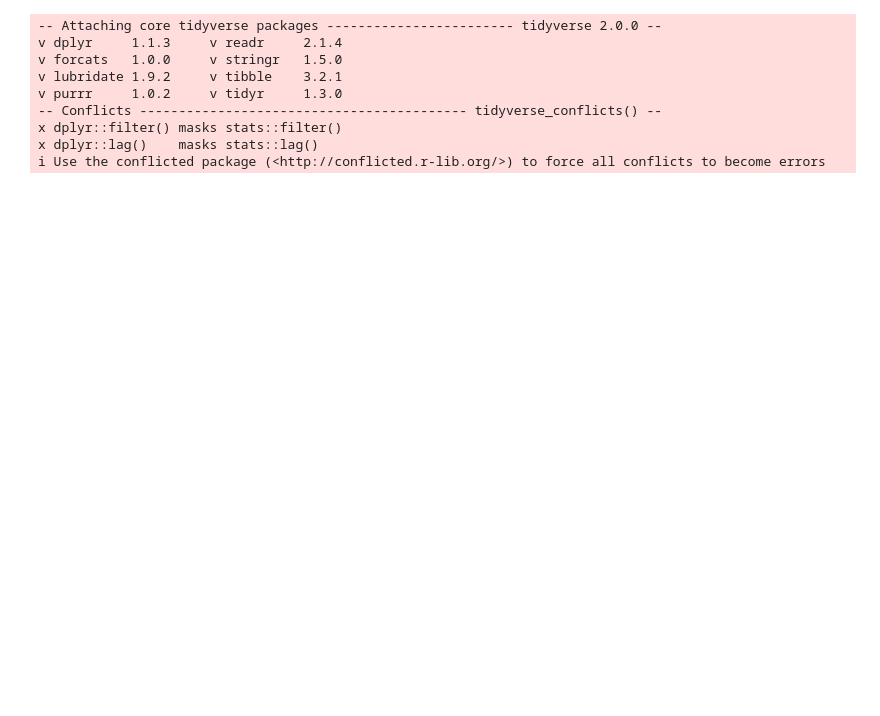
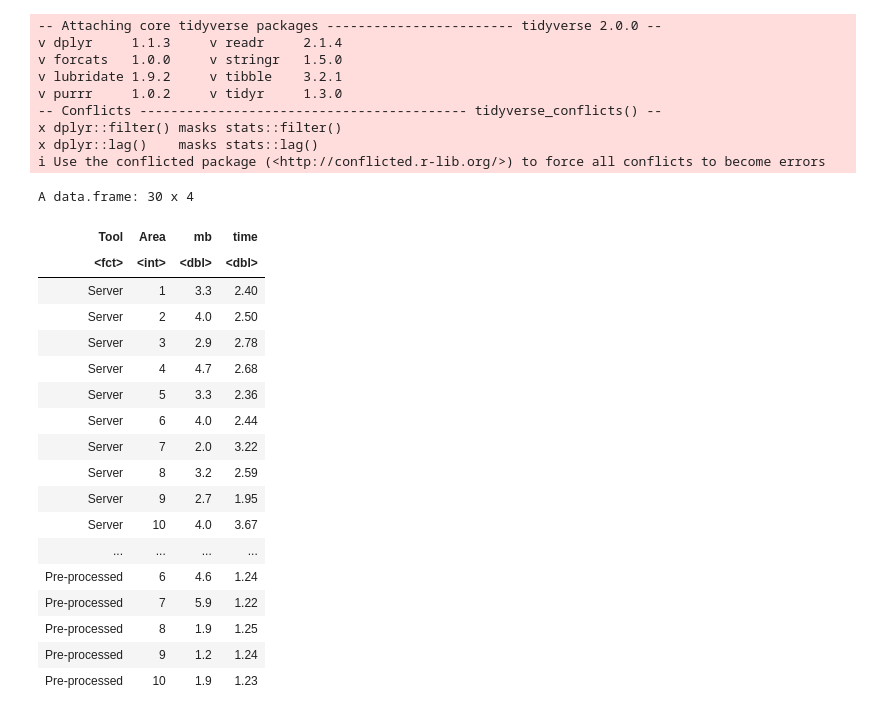
Before and after one commit to davidvi/tissueviewer, a Jupyter notebook: publication/data-benchmark.ipynb, the cells around one changed output. Drawn from its saved outputs; the diff is of its cells as text; code cells hidden in the pictures; blank space fills up the shorter version.

```diff
--- a/publication/data-benchmark.ipynb
+++ b/publication/data-benchmark.ipynb
@@ -28,3 +28,25 @@ data <- data %>%
+# %%
+data
+# %% [output]
+A data.frame: 30 x 4
+| Tool | Area | mb | time |
+| <fct> | <int> | <dbl> | <dbl> |
+| Server | 1 | 3.3 | 2.40 |
+| Server | 2 | 4.0 | 2.50 |
+| Server | 3 | 2.9 | 2.78 |
+| Server | 4 | 4.7 | 2.68 |
+| Server | 5 | 3.3 | 2.36 |
+| Server | 6 | 4.0 | 2.44 |
+| Server | 7 | 2.0 | 3.22 |
+| Server | 8 | 3.2 | 2.59 |
+| Server | 9 | 2.7 | 1.95 |
+| Server | 10 | 4.0 | 3.67 |
+| ... | ... | ... | ... |
+| Pre-processed | 6 | 4.6 | 1.24 |
+| Pre-processed | 7 | 5.9 | 1.22 |
+| Pre-processed | 8 | 1.9 | 1.25 |
+| Pre-processed | 9 | 1.2 | 1.24 |
+| Pre-processed | 10 | 1.9 | 1.23 |
 # %%
 # statistical differences data
 
```
Also changed, not shown: parts of 3 cells of this notebook, 10 other files.
